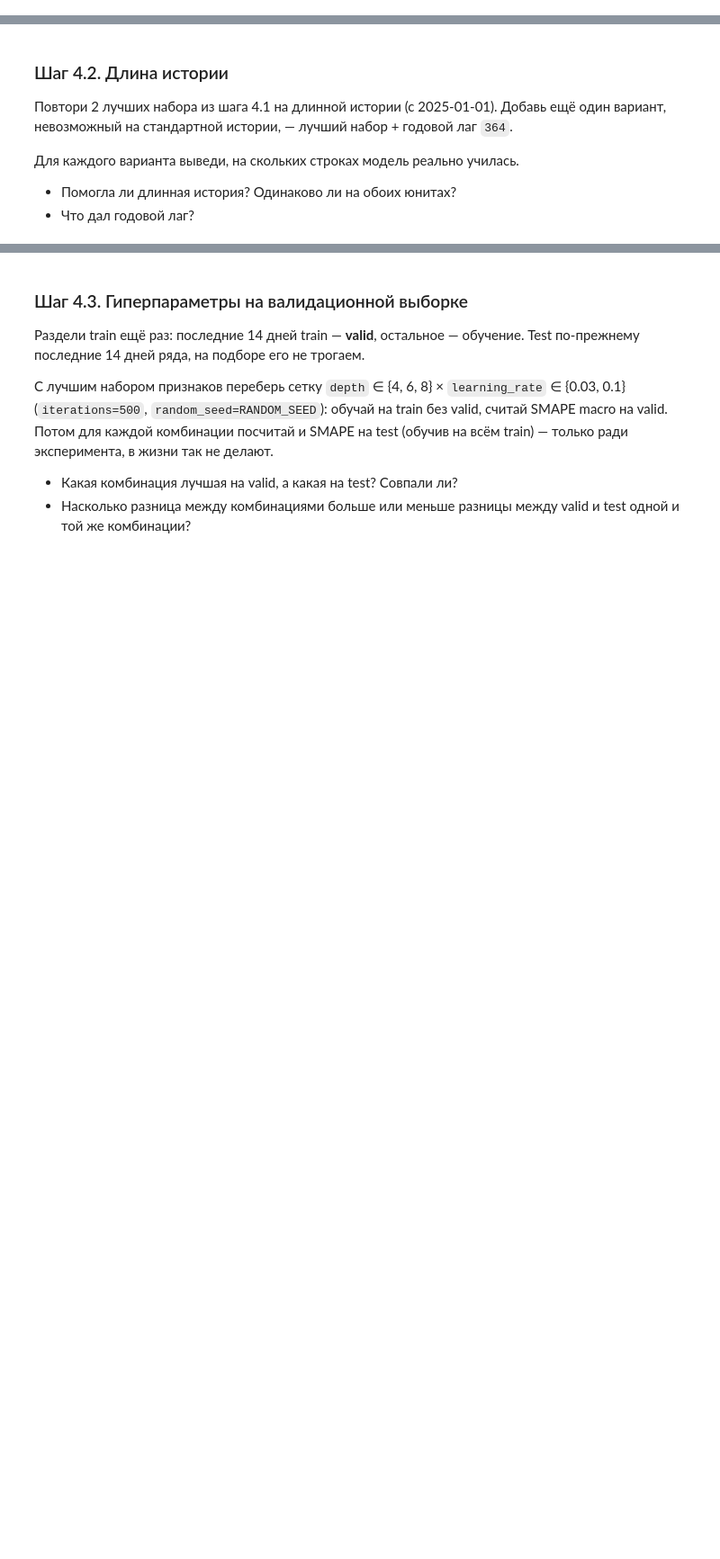
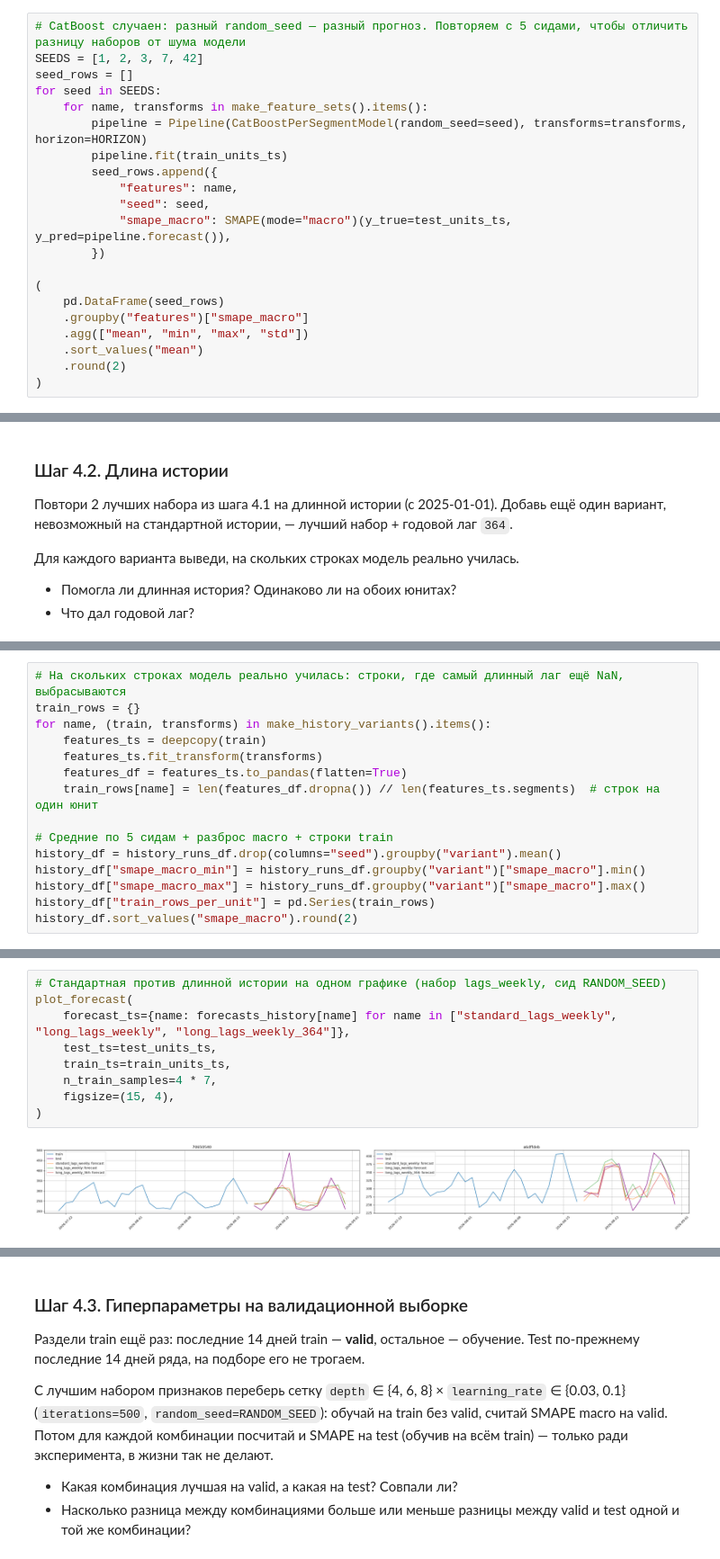
Before and after one commit to skv-analyst/study-etna, a Jupyter notebook: weeks/week-02-advanced-models/ch08-CatBoost.ipynb, the cells around one changed output, grey strips where cells are left out. Shown at 90% size. Cells and saved outputs as stored; diff of their text form; blank space fills up the shorter version.

```diff
--- a/weeks/week-02-advanced-models/ch08-CatBoost.ipynb
+++ b/weeks/week-02-advanced-models/ch08-CatBoost.ipynb
@@ -1175,0 +1462,21 @@ shap_week_df.round(1)
+# %%
+# CatBoost случаен: разный random_seed — разный прогноз. Повторяем с 5 сидами, чтобы отличить разницу наборов от шума модели
+SEEDS = [1, 2, 3, 7, 42]
+seed_rows = []
+for seed in SEEDS:
+    for name, transforms in make_feature_sets().items():
+        pipeline = Pipeline(CatBoostPerSegmentModel(random_seed=seed), transforms=transforms, horizon=HORIZON)
+        pipeline.fit(train_units_ts)
+        seed_rows.append({
+            "features": name,
+            "seed": seed,
+            "smape_macro": SMAPE(mode="macro")(y_true=test_units_ts, y_pred=pipeline.forecast()),
+        })
+
+(
+    pd.DataFrame(seed_rows)
+    .groupby("features")["smape_macro"]
+    .agg(["mean", "min", "max", "std"])
+    .sort_values("mean")
+    .round(2)
+)
@@ -1186,0 +1594,15 @@ shap_week_df.round(1)
+# %%
+# На скольких строках модель реально училась: строки, где самый длинный лаг ещё NaN, выбрасываются
+train_rows = {}
+for name, (train, transforms) in make_history_variants().items():
+    features_ts = deepcopy(train)
+    features_ts.fit_transform(transforms)
+    features_df = features_ts.to_pandas(flatten=True)
+    train_rows[name] = len(features_df.dropna()) // len(features_ts.segments)  # строк на один юнит
+
+# Средние по 5 сидам + разброс macro + строки train
+history_df = history_runs_df.drop(columns="seed").groupby("variant").mean()
+history_df["smape_macro_min"] = history_runs_df.groupby("variant")["smape_macro"].min()
+history_df["smape_macro_max"] = history_runs_df.groupby("variant")["smape_macro"].max()
+history_df["train_rows_per_unit"] = pd.Series(train_rows)
+history_df.sort_values("smape_macro").round(2)
@@ -1187,2 +1627,13 @@ shap_week_df.round(1)
+# %%
+# Стандартная против длинной истории на одном графике (набор lags_weekly, сид RANDOM_SEED)
+plot_forecast(
+    forecast_ts={name: forecasts_history[name] for name in ["standard_lags_weekly", "long_lags_weekly", "long_lags_weekly_364"]},
+    test_ts=test_units_ts,
+    train_ts=train_units_ts,
+    n_train_samples=4 * 7,
+    figsize=(15, 4),
+)
+# %% [output]
+[figure, added]
 # %% [markdown]
 #### Выводы
```
Also changed, not shown: parts of 40 cells of this notebook.
